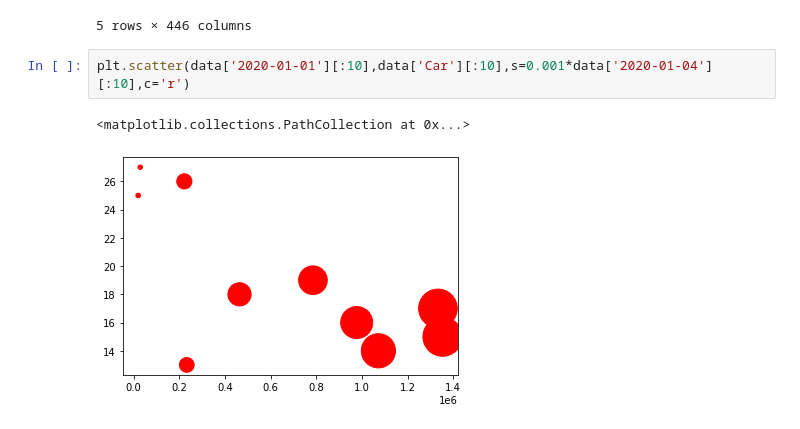
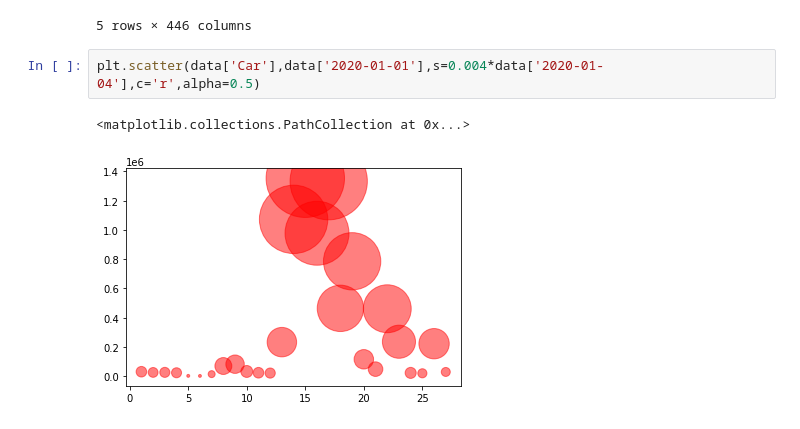
Before and after one commit to thanadolch/data_viz, a Jupyter notebook: Visualize_Data_Distribution.ipynb, the cells around one changed output. Drawn from its saved outputs; the diff is of its cells as text.

Commit message:
today buble chart

```diff
--- a/Visualize_Data_Distribution.ipynb
+++ b/Visualize_Data_Distribution.ipynb
@@ -169,7 +169,7 @@ data.head()
 | 6 | ขนคน (คัน) | ทางบก | การเดินทางระหว่างจังหวัด | ส่วนบุคคล | กทพ. | รถยนต์ทุกประเภท (ทางด่วน) | ... |
 5 rows × 446 columns
 # %%
-plt.scatter(data['2020-01-01'][:10],data['Car'][:10],s=0.001*data['2020-01-04'][:10],c='r')
+plt.scatter(data['Car'],data['2020-01-01'],s=0.004*data['2020-01-04'],c='r',alpha=0.5)
 # %% [output]
 <matplotlib.collections.PathCollection at 0x...>
-[figure, old version]
+[figure, new version]
```
Also changed, not shown: parts of 1 cell of this notebook.
